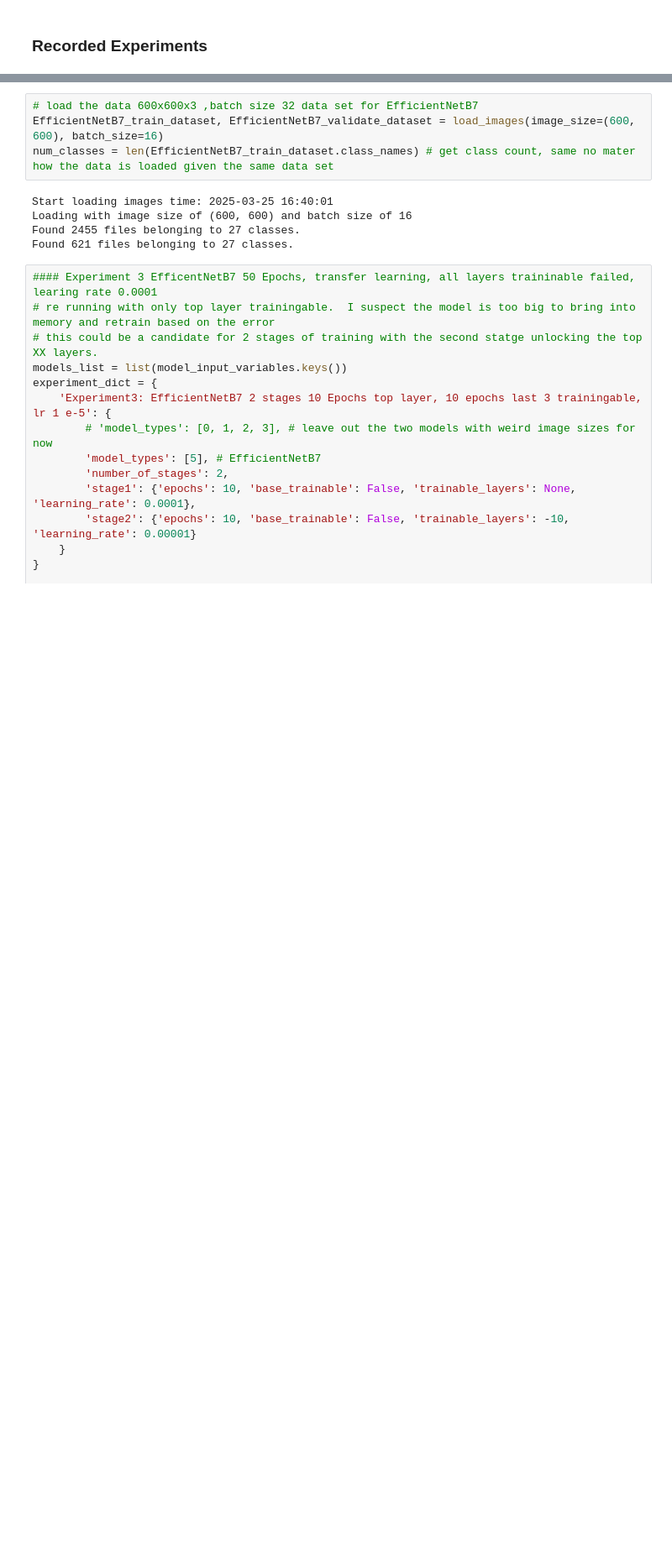
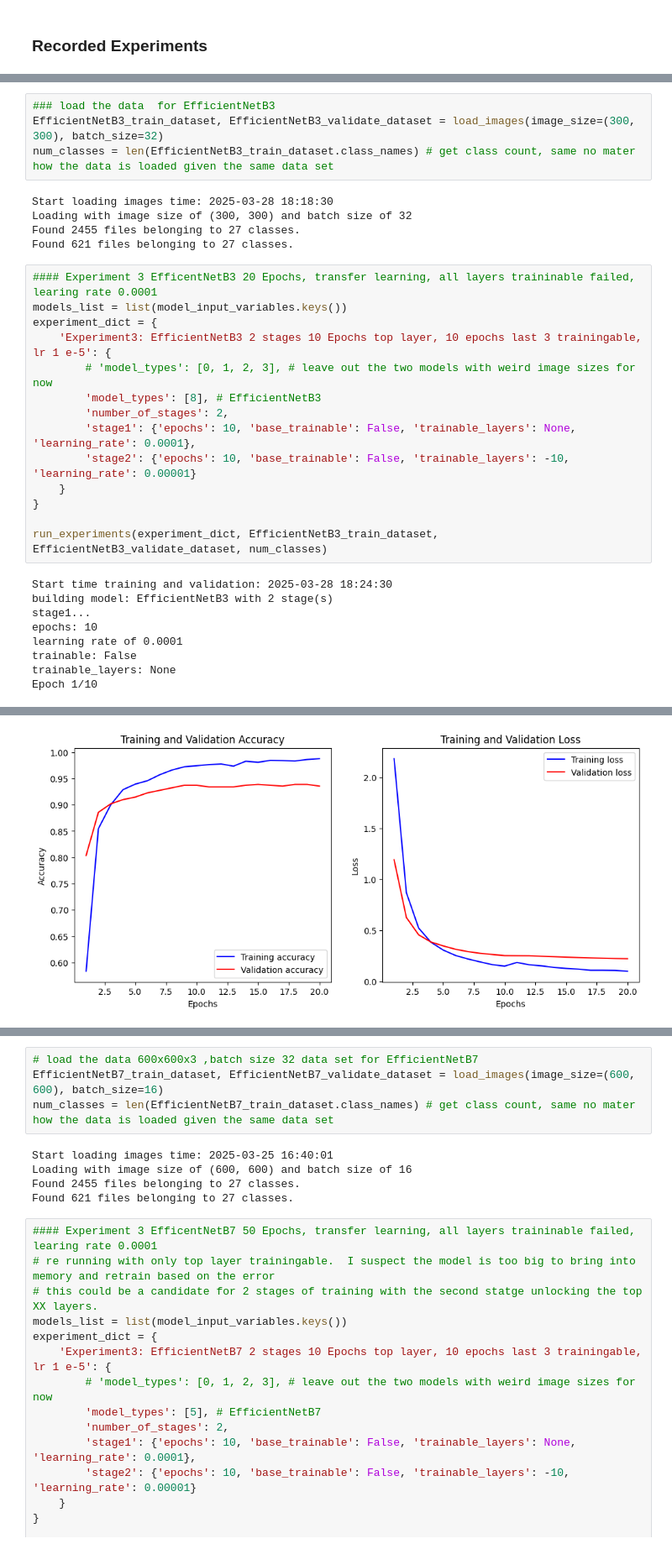
Before and after one commit to JimMaastricht5/birdclassifier, a Jupyter notebook: train_models.ipynb, the cells around one changed output, grey strips where cells are left out. Shown at 84% size. Drawn from its saved outputs; the diff is of its cells as text; blank space fills up the shorter version.

```diff
--- a/train_models.ipynb
+++ b/train_models.ipynb
@@ -397,0 +438,32 @@ KeyboardInterrupt:
+# %%
+### load the data  for EfficientNetB3
+EfficientNetB3_train_dataset, EfficientNetB3_validate_dataset = load_images(image_size=(300, 300), batch_size=32)
+num_classes = len(EfficientNetB3_train_dataset.class_names) # get class count, same no mater how the data is loaded given the same data set
+# %% [output]
+Start loading images time: 2025-03-28 18:18:30
+Loading with image size of (300, 300) and batch size of 32
+Found 2455 files belonging to 27 classes.
+Found 621 files belonging to 27 classes.
+# %%
+#### Experiment 3 EfficentNetB3 20 Epochs, transfer learning, all layers traininable failed, learing rate 0.0001
+models_list = list(model_input_variables.keys())
+experiment_dict = {
+    'Experiment3: EfficientNetB3 2 stages 10 Epochs top layer, 10 epochs last 3 trainingable, lr 1 e-5': {
+        # 'model_types': [0, 1, 2, 3], # leave out the two models with weird image sizes for now
+        'model_types': [8], # EfficientNetB3
+        'number_of_stages': 2,
+        'stage1': {'epochs': 10, 'base_trainable': False, 'trainable_layers': None, 'learning_rate': 0.0001},
+        'stage2': {'epochs': 10, 'base_trainable': False, 'trainable_layers': -10, 'learning_rate': 0.00001}
+    }
+}
+
+run_experiments(experiment_dict, EfficientNetB3_train_dataset, EfficientNetB3_validate_dataset, num_classes)
+# %% [output]
+Start time training and validation: 2025-03-28 18:24:30
+building model: EfficientNetB3 with 2 stage(s)
+stage1...
+epochs: 10
+learning rate of 0.0001
+trainable: False
+trainable_layers: None
+Epoch 1/10
@@ -397,0 +506 @@ KeyboardInterrupt:
+[figure, added]
```
Also changed, not shown: parts of 10 cells of this notebook, 1 other file.
